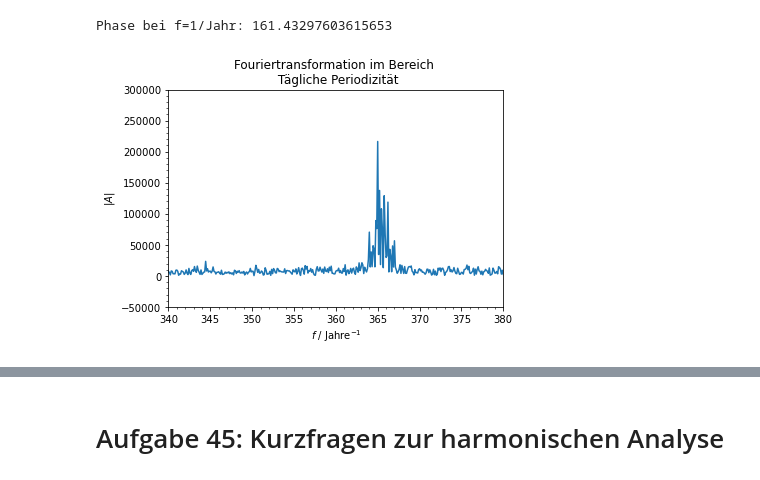
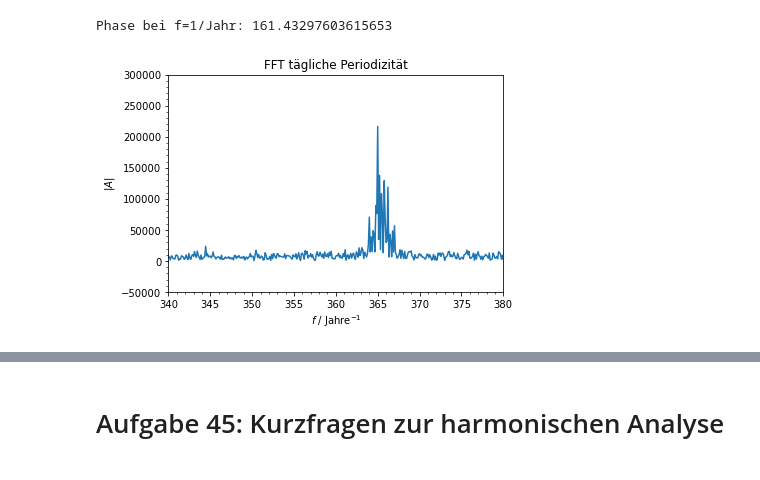
Before and after one commit to NicoJG/SMD, a Jupyter notebook: SMD_B/Blatt22/blatt22.ipynb, the cells around one changed output, grey strips where cells are left out. Cells and saved outputs as stored; diff of their text form; code cells hidden in the pictures.

```diff
--- a/SMD_B/Blatt22/blatt22.ipynb
+++ b/SMD_B/Blatt22/blatt22.ipynb
@@ -97,7 +79,8 @@ df_ = df
 temp = df['Temperatur'].to_numpy()
 time = df['Messzeit'].to_numpy()
 # %%
-temp_mean = np.mean(df_['Temperatur'])
+# Verschiebe die Temperatur sodass die Schwingung um 0 ist.
+temp_mean = np.mean(df['Temperatur'])
 temp_offset = temp - temp_mean
 # %%
 plt.title('Offsetted Messdaten')
@@ -227,12 +219,12 @@ print(f'Phase bei f=1/Jahr: {phase_1}')
 # %% [output]
 Phase bei f=1/Jahr: 161.43297603615653
 # %%
-plt.title('Fouriertransformation im Bereich \n Tägliche Periodizität')
+plt.title('FFT tägliche Periodizität')
 plt.plot(freq_gridded, np.abs(A_gridded))
 plt.xlabel('$f$ / Jahre$^{-1}$')
 plt.ylabel('$|A|$')
 plt.xlim(340,380)
 plt.ylim(-0.05*10**6, 0.3*10**6)
 plt.show()
 # %% [output]
-[figure, old version]
+[figure, new version]
```
Also changed, not shown: parts of 44 cells of this notebook, 1 other file.
